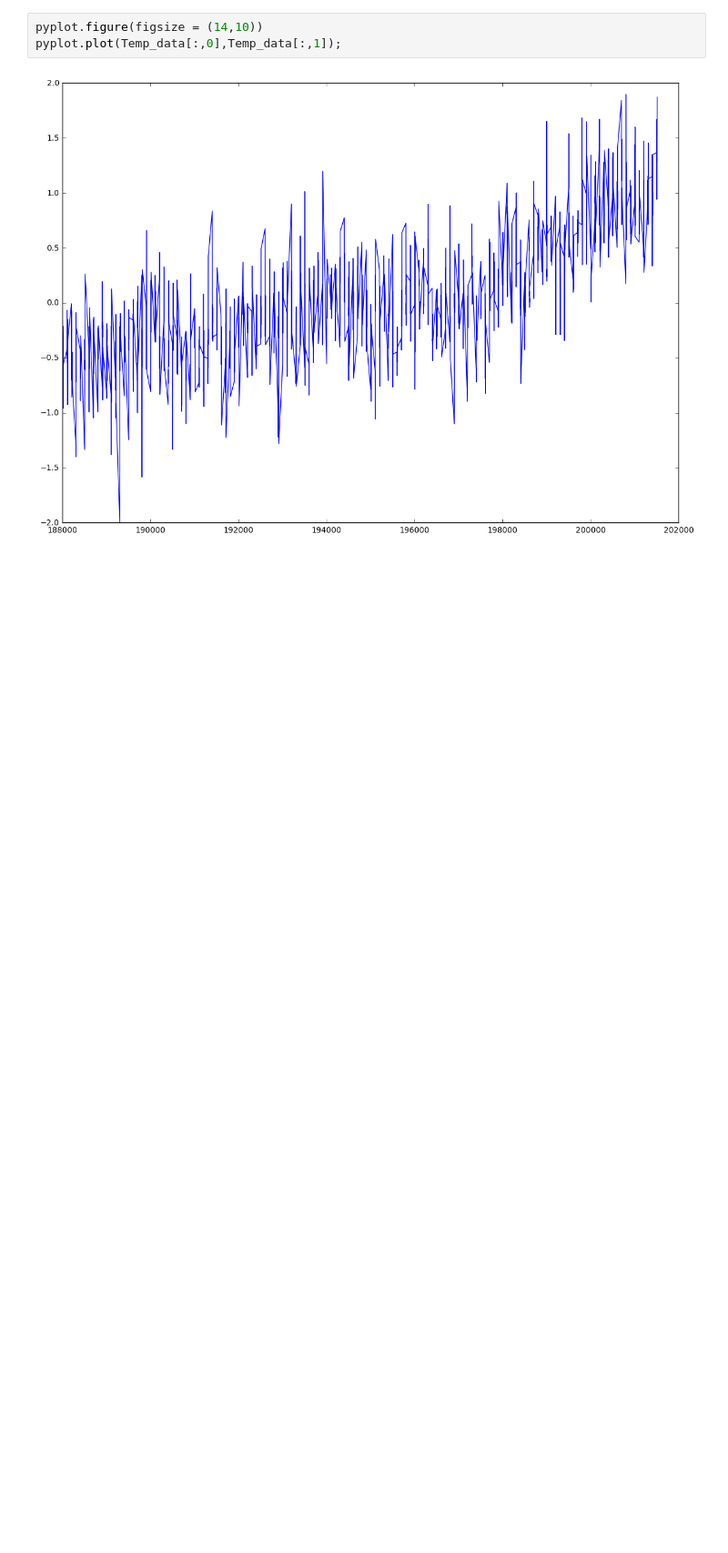
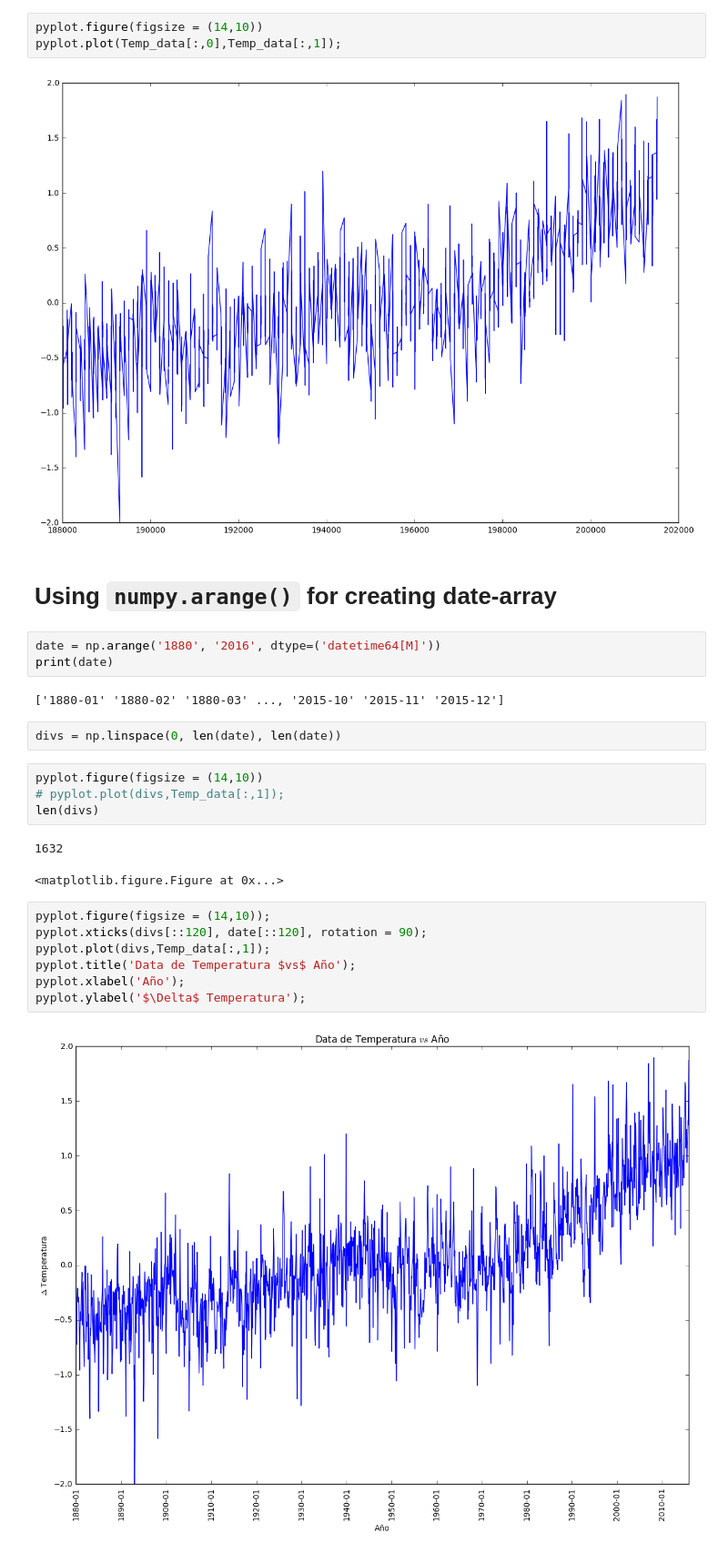
Before and after one commit to ThaNikkitz/notebooks, a Jupyter notebook: Playing_around_with_Python.ipynb, the cells around one changed output. Shown at 91% size. Drawn from its saved outputs; the diff is of its cells as text; blank space fills up the shorter version.

```diff
--- a/Playing_around_with_Python.ipynb
+++ b/Playing_around_with_Python.ipynb
@@ -51,3 +51,28 @@ pyplot.figure(figsize = (14,10))
 pyplot.plot(Temp_data[:,0],Temp_data[:,1]);
 # %% [output]
 [figure]
+# %% [markdown]
+# Using `numpy.arange()` for creating date-array
+# %%
+date = np.arange('1880', '2016', dtype=('datetime64[M]'))
+print(date)
+# %% [output]
+['1880-01' '1880-02' '1880-03' ..., '2015-10' '2015-11' '2015-12']
+# %%
+divs = np.linspace(0, len(date), len(date))
+# %%
+pyplot.figure(figsize = (14,10))
+# pyplot.plot(divs,Temp_data[:,1]);
+len(divs)
+# %% [output]
+1632
+<matplotlib.figure.Figure at 0x...>
+# %%
+pyplot.figure(figsize = (14,10));
+pyplot.xticks(divs[::120], date[::120], rotation = 90);
+pyplot.plot(divs,Temp_data[:,1]);
+pyplot.title('Data de Temperatura $vs$ Año');
+pyplot.xlabel('Año');
+pyplot.ylabel('$\Delta$ Temperatura');
+# %% [output]
+[figure, added]
```
Also changed, not shown: parts of 2 cells of this notebook.
